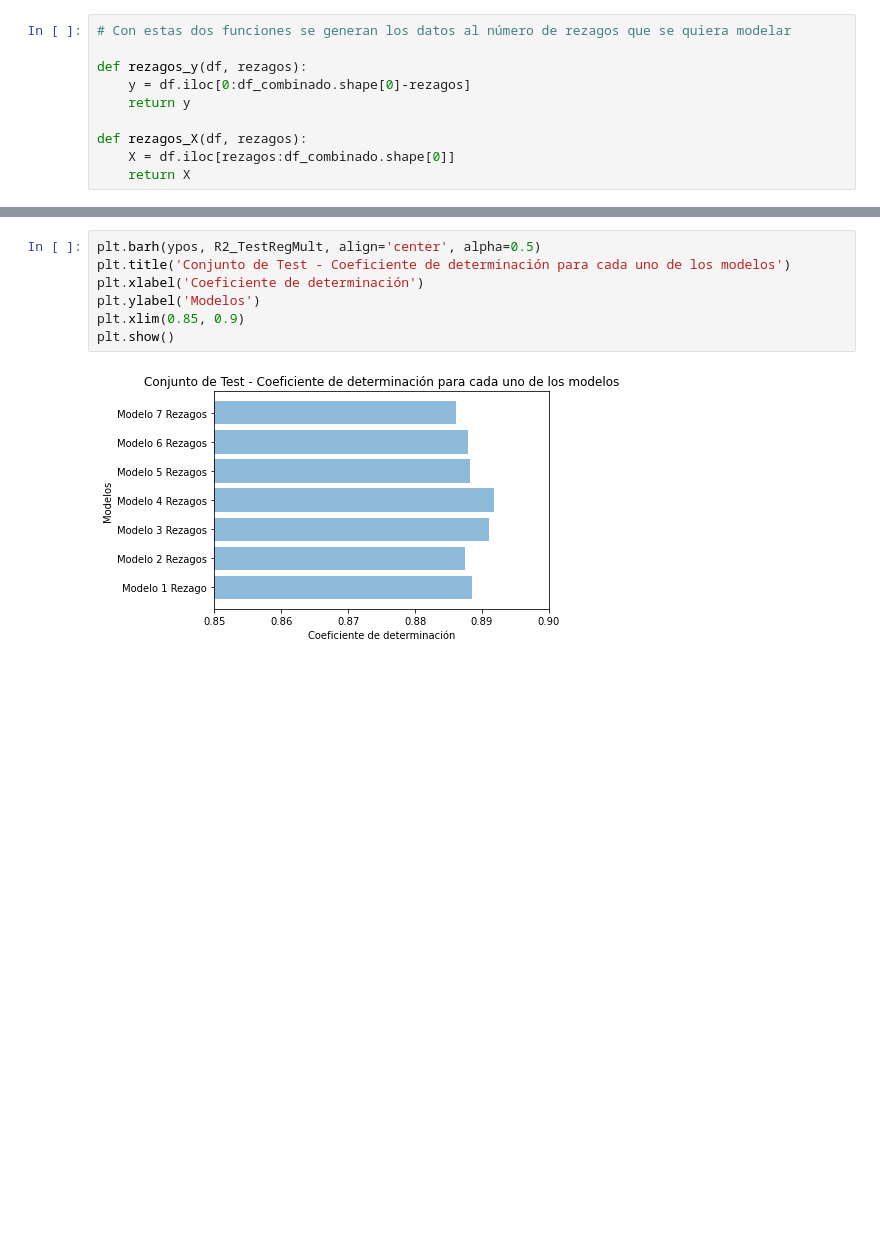
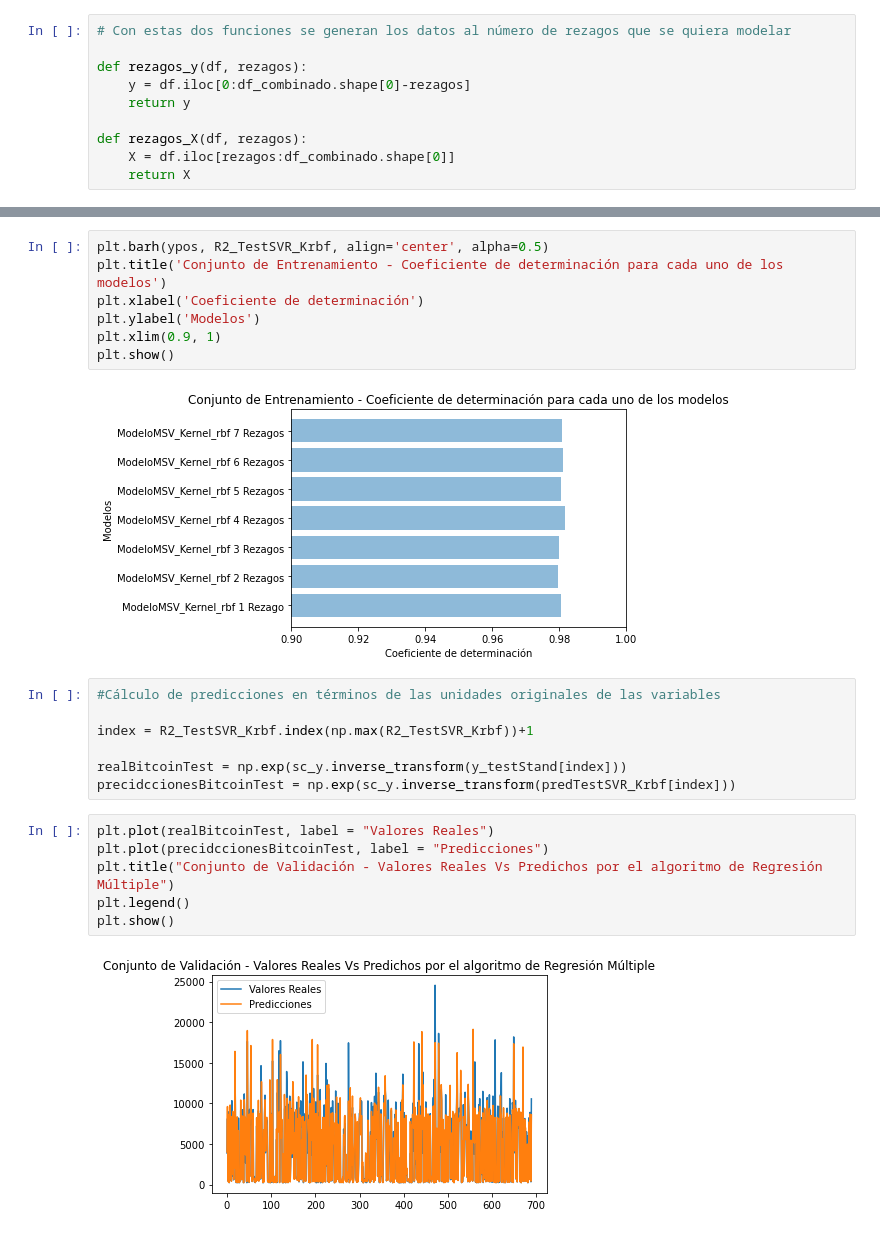
Before and after one commit to SergioDevAlcalde/tfmTelefonica, a Jupyter notebook: script01_LecturaDatosDescriptivosBasicos.ipynb, the cells around one changed output, grey strips where cells are left out. Cells and saved outputs as stored; diff of their text form; blank space fills up the shorter version.

```diff
--- a/script01_LecturaDatosDescriptivosBasicos.ipynb
+++ b/script01_LecturaDatosDescriptivosBasicos.ipynb
@@ -938,9 +701,24 @@ plt.show()
 # %%
-plt.barh(ypos, R2_TestRegMult, align='center', alpha=0.5)
-plt.title('Conjunto de Test - Coeficiente de determinación para cada uno de los modelos')
+plt.barh(ypos, R2_TestSVR_Krbf, align='center', alpha=0.5)
+plt.title('Conjunto de Entrenamiento - Coeficiente de determinación para cada uno de los modelos')
 plt.xlabel('Coeficiente de determinación')
 plt.ylabel('Modelos')
-plt.xlim(0.85, 0.9)
+plt.xlim(0.9, 1)
 plt.show()
 # %% [output]
-[figure, old version]
+[figure, new version]
+# %%
+#Cálculo de predicciones en términos de las unidades originales de las variables
+
+index = R2_TestSVR_Krbf.index(np.max(R2_TestSVR_Krbf))+1
+
+realBitcoinTest = np.exp(sc_y.inverse_transform(y_testStand[index]))
+precidccionesBitcoinTest = np.exp(sc_y.inverse_transform(predTestSVR_Krbf[index]))
+# %%
+plt.plot(realBitcoinTest, label = "Valores Reales")
+plt.plot(precidccionesBitcoinTest, label = "Predicciones")
+plt.title("Conjunto de Validación - Valores Reales Vs Predichos por el algoritmo de Regresión Múltiple")
+plt.legend()
+plt.show()
+# %% [output]
+[figure, added]
```
Also changed, not shown: parts of 33 cells of this notebook.
